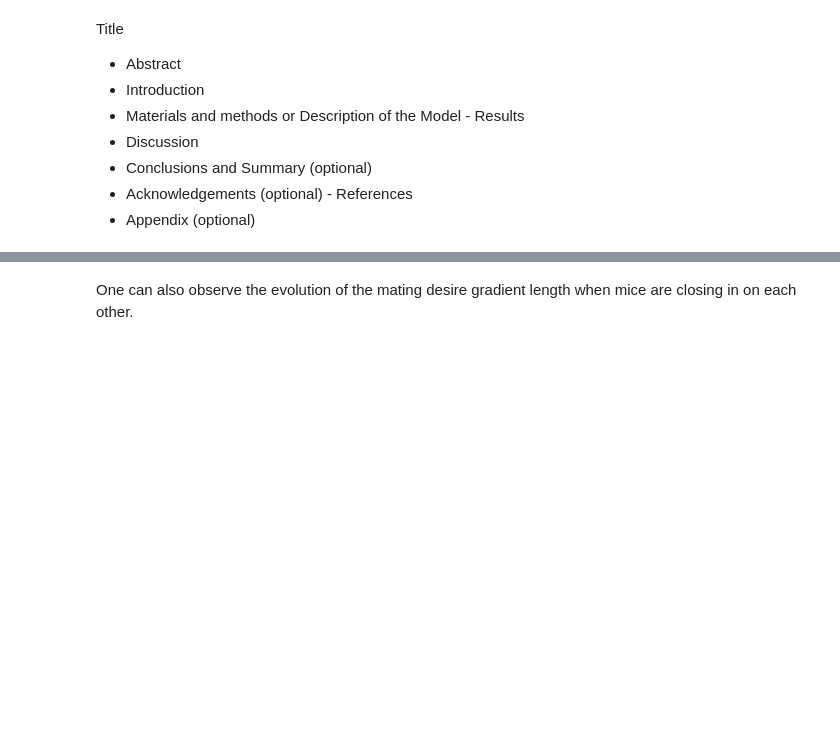
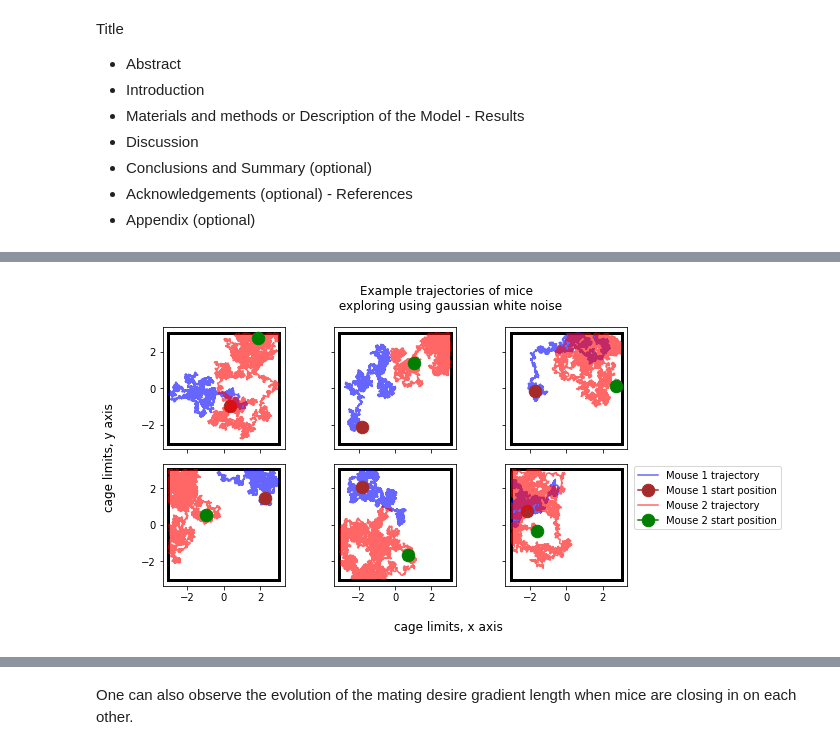
Before and after one commit to midumitrescu/modelling-course-prof-sprek-winter-2022, a Jupyter notebook: Modelling_Course_Presentation.ipynb, the cells around one changed output, grey strips where cells are left out. Saved outputs shown, nothing was run; the diff lists cells and outputs as text; code cells hidden in the pictures; blank space fills up the shorter version.

```diff
--- a/Modelling_Course_Presentation.ipynb
+++ b/Modelling_Course_Presentation.ipynb
@@ -201,0 +198,4 @@ fact that the mice are currently avoiding each other (i.e. condition P2).
+# %%
+plot_example_exploration_trajectories()
+# %% [output]
+[figure, added]
```
Also changed, not shown: parts of 13 cells of this notebook, 4 other files.
